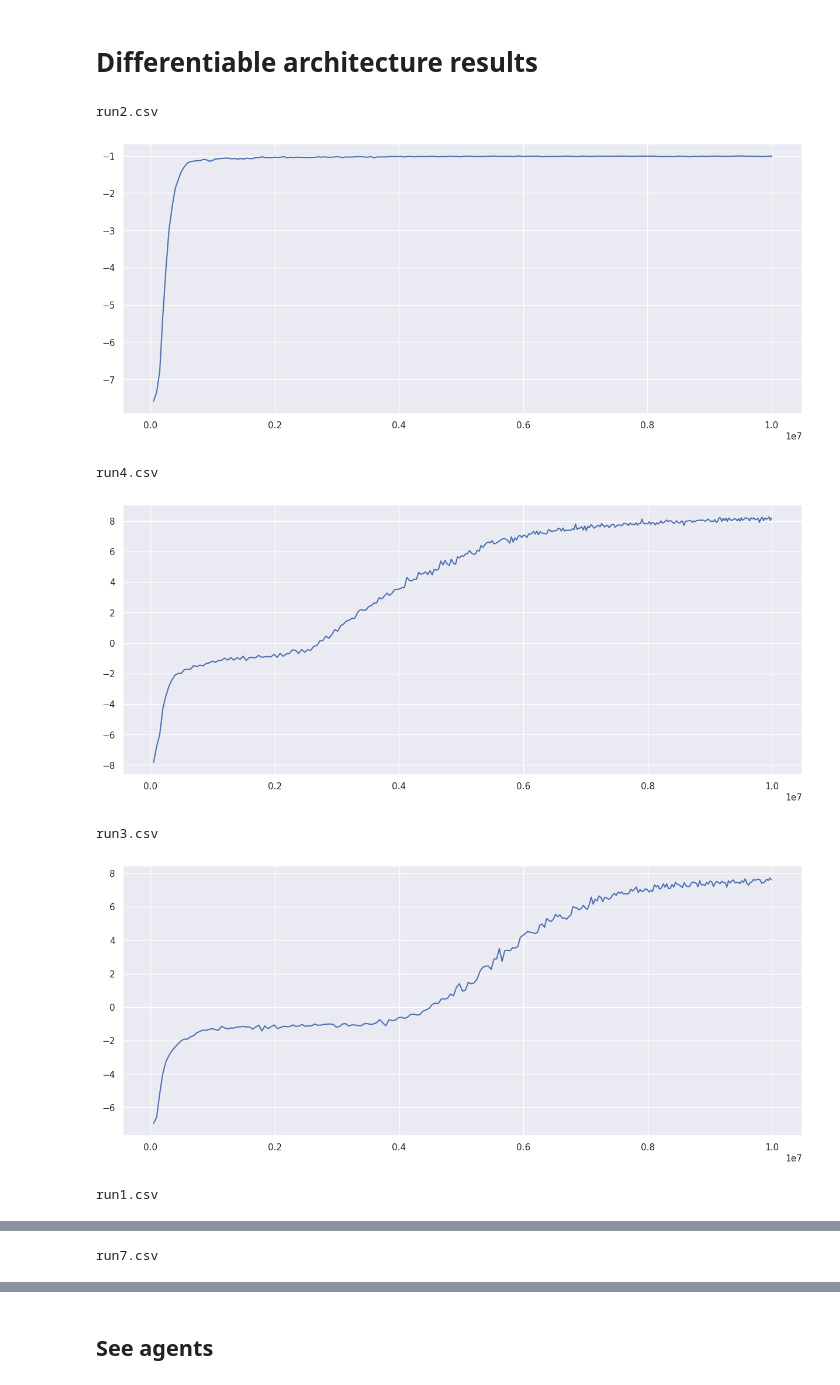
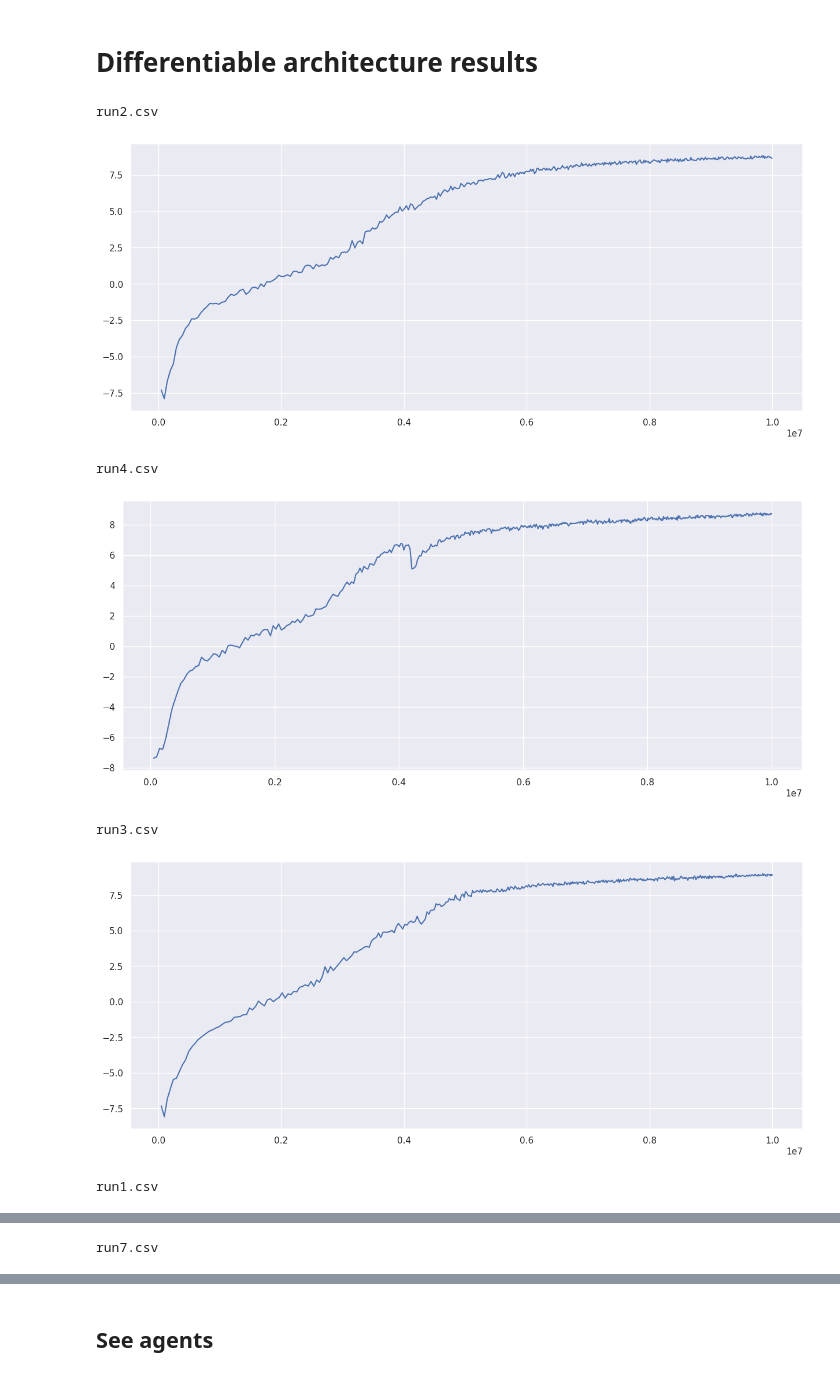
Before and after one commit to Maxtoq/MADRL-PhD-Thesis-Code, a Jupyter notebook: results/LAMARL Graphs.ipynb, the cells around one changed output, grey strips where cells are left out. Cells and saved outputs as stored; diff of their text form; code cells hidden in the pictures.

```diff
--- a/results/LAMARL Graphs.ipynb
+++ b/results/LAMARL Graphs.ipynb
@@ -359,12 +359,12 @@ ad_no_12[ad_no_12["Step"] == 25000]
 # %% [markdown]
 # Differentiable architecture results
 # %%
-load_plot_runs("../models/magym_PredPrey_new/9o5_noc/train_data/", "Episode return", n_index_avg=500)
+load_plot_runs("../models/magym_PredPrey_new/9o5SA_Diff_perf/train_data/", "Episode return", n_index_avg=500)
 # %% [output]
 run2.csv
-[figure, old version]
+[figure, new version]
 run4.csv
-[figure, old version]
+[figure, new version]
 run3.csv
-[figure, old version]
+[figure, new version]
 run1.csv
```
Also changed, not shown: parts of 10 cells of this notebook, 4 other files.
